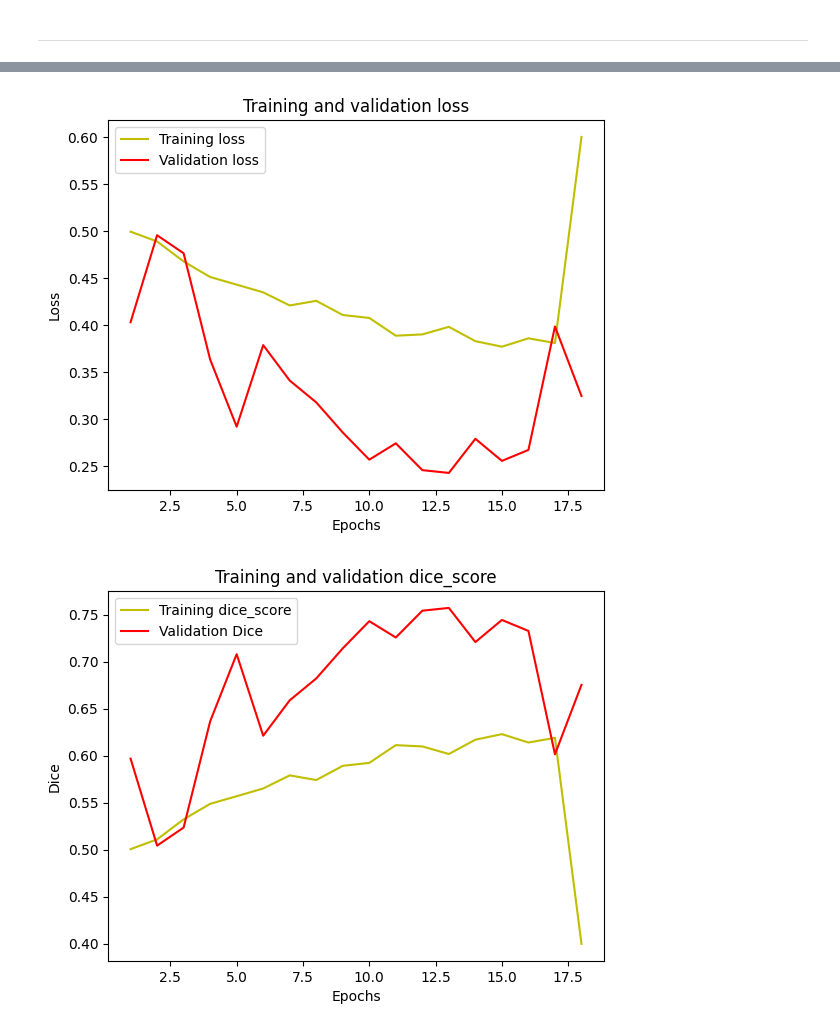
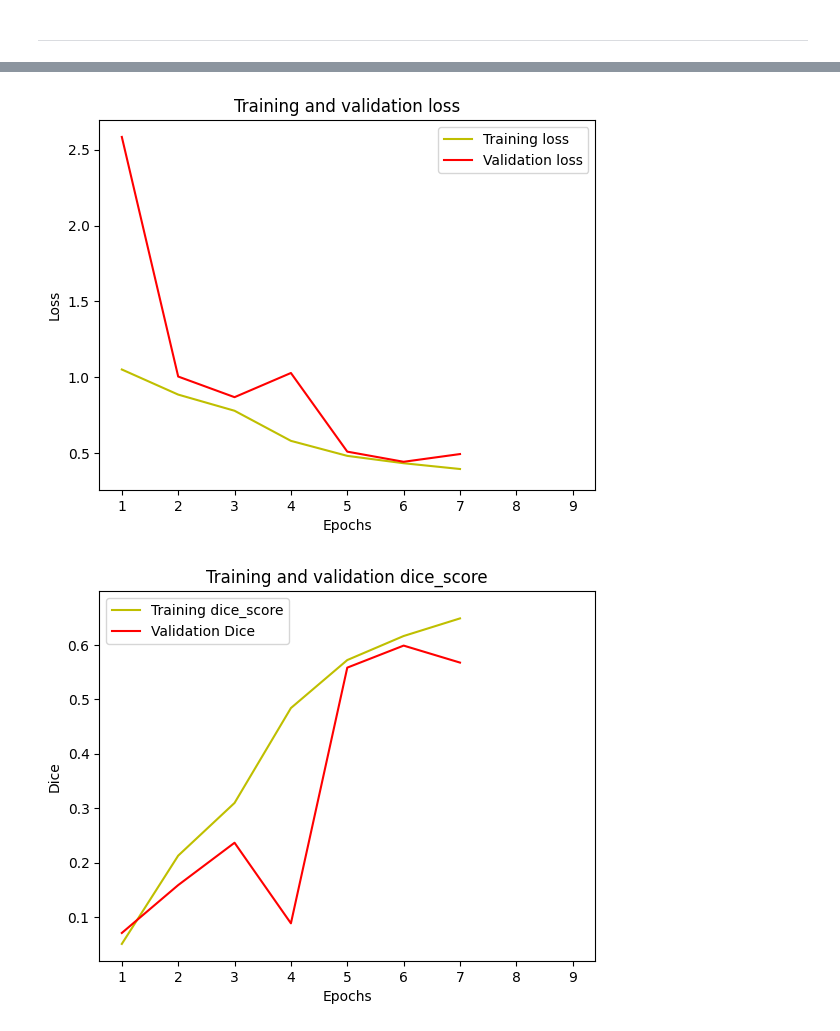
Before and after one commit to mpierangeli/PFI, a Jupyter notebook: unet_v2.ipynb, the cells around one changed output, grey strips where cells are left out. Cells and saved outputs as stored; diff of their text form; code cells hidden in the pictures.

Commit message:
mas pruebas con unet v2

```diff
--- a/unet_v2.ipynb
+++ b/unet_v2.ipynb
@@ -150,14 +152,16 @@ def DiceBCELoss(targets, inputs):
     return BCE + 1 - DiceBCE(targets, inputs, smooth=1e-3)
 # %%
 my_callbacks = [
-    tf.keras.callbacks.EarlyStopping(patience=5,restore_best_weights=True),
-    tf.keras.callbacks.ModelCheckpoint(filepath='/modelsh5/unet_model.{epoch:02d}-{val_loss:.2f}.h5'),
+    tf.keras.callbacks.EarlyStopping(patience=10,restore_best_weights=True),
+    tf.keras.callbacks.ModelCheckpoint(filepath='modelsh5/unet_model.{epoch:02d}-{val_loss:.2f}.h5'),
     #tf.keras.callbacks.TensorBoard(log_dir='./logs'),
 ]
 # %%
 my_unet = build_unet(input_shape=(384,384,1), n_classes= 1)
 #print(my_unet.summary())
-my_unet.compile(optimizer = Adam(learning_rate = 1e-2), loss = DiceBCELoss, metrics = [DiceBCE])
+optimizer = tf.keras.mixed_precision.LossScaleOptimizer(Adam(learning_rate = 1e-3))
+# %%
+my_unet.compile(optimizer = optimizer, loss = DiceBCELoss, metrics = [DiceBCE])
 # %%
 history = my_unet.fit(train_gen_ds,
                     verbose=1,
@@ -182,30 +206,30 @@ my_unet.save("test.hdf5")
 # %%
 ###
 #plot the training and validation accuracy and loss at each epoch
 loss = history.history['loss']
 val_loss = history.history['val_loss']
 epochs = range(1, len(loss) + 1)
 plt.plot(epochs, loss, 'y', label='Training loss')
 plt.plot(epochs, val_loss, 'r', label='Validation loss')
 plt.title('Training and validation loss')
 plt.xlabel('Epochs')
 plt.ylabel('Loss')
 plt.legend()
 plt.show()
 
-acc = history.history['dice_coef']
-val_acc = history.history['val_dice_coef']
+acc = history.history['DiceBCE']
+val_acc = history.history['val_DiceBCE']
 
 plt.plot(epochs, acc, 'y', label='Training dice_score')
 plt.plot(epochs, val_acc, 'r', label='Validation Dice')
 plt.title('Training and validation dice_score')
 plt.xlabel('Epochs')
 plt.ylabel('Dice')
 plt.legend()
 plt.show()
 # %% [output]
-[figure, old version]
+[figure, new version]
-[figure, old version]
+[figure, new version]
 # %%
 test_image_batch, test_mask_batch = val_gen_ds.__next__()
 test_img_number = random.randint(0, len(test_image_batch)-1)
```
Also changed, not shown: parts of 7 cells of this notebook, 6 other files.
